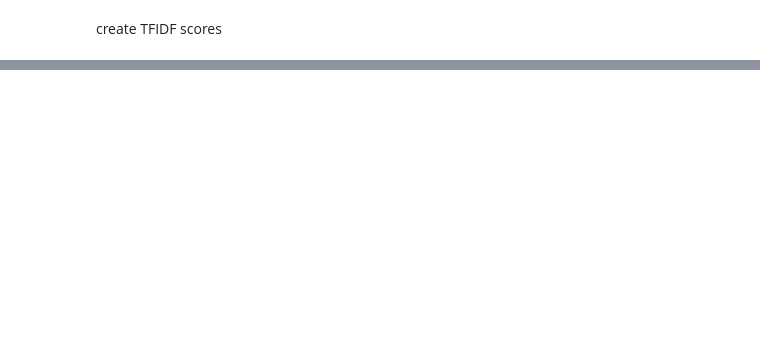
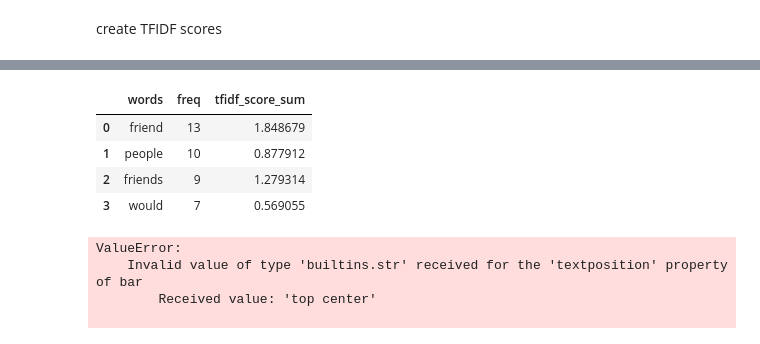
Before and after one commit to mitramir55/Kaggle-NLP-text-classification, a Jupyter notebook: notebook 2.ipynb, the cells around one changed output, grey strips where cells are left out. Saved outputs shown, nothing was run; the diff lists cells and outputs as text; code cells hidden in the pictures; blank space fills up the shorter version.

```diff
--- a/notebook 2.ipynb
+++ b/notebook 2.ipynb
@@ -115,17 +156,29 @@ def get_tfidf_words_and_array(df):
 
     return transformed_data, words
 # %%
-def create_tfidf_df(transformed_data, words):
+def create_tfidf_df(text_arrays):
     """
-    gets an array of tfidf scores and words of the document
-    then places them in a dataset
+    gets the df, converts it into tfidf arrays and words
+    then puts them in a dataset
     """
 
-    df = pd.DataFrame(data=transformed_data, columns=words).sum().sort_values().reset_index()
+    transformed_data, words = get_tfidf_words_and_array(text_arrays)
 
-    col_names = ['word', 'tfidf_score_sum']
+    df = pd.DataFrame(data=transformed_data, columns=words).sum().reset_index()
+
+    col_names = ['words', 'tfidf_score_sum']
     default_col_names = df.columns
 
+    # rename whatever the df cols are called to the col_names
     df.rename(columns={default_col_names[i]:col_names[i] for i in range(len(col_names))}, inplace=True)
 
     return df
+# %%
+tfidf_scores_f = create_tfidf_df(df_f.loc[:, 'cleaned_text'])
+tfidf_scores_n = create_tfidf_df(df_n.loc[:, 'cleaned_text'])
+# %%
+def merge(df_1, df_2, on='words'):
+    return pd.merge(left=df_1, right=df_2, on=on, how='left')
+# %%
+f_words_df = merge(df_f_words_freq, tfidf_scores_f)
+n_words_df = merge(df_n_words_freq, tfidf_scores_n)
@@ -131,0 +188,26 @@ def create_tfidf_df(transformed_data, words):
+# %%
+f_words_df.head(4)
+# %% [output]
+|  | words | freq | tfidf_score_sum |
+| 0 | friend | 13 | 1.848679 |
+| 1 | people | 10 | 0.877912 |
+| 2 | friends | 9 | 1.279314 |
+| 3 | would | 7 | 0.569055 |
+# %%
+fig = px.bar(
+    data_frame=f_words_df , x='words', y='freq', color='freq',
+    text='tfidf_score_sum', labels={'x': 'words', 'y': 'frequency'},
+    title='Frequency of words seen in <b> Flagged </b>records' )
+
+fig.update_xaxes(tickangle= -45)
+fig.update_traces(textposition='top center')
+fig.update_traces(
+    texttemplate='%{text:.2f}', textposition='bottom center',
+     textfont_size=8)
+
+fig.show()
+# %% [output]
+ValueError:
+    Invalid value of type 'builtins.str' received for the 'textposition' property of bar
+        Received value: 'top center'
+
```
Also changed, not shown: parts of 8 cells of this notebook, 1 other file.
